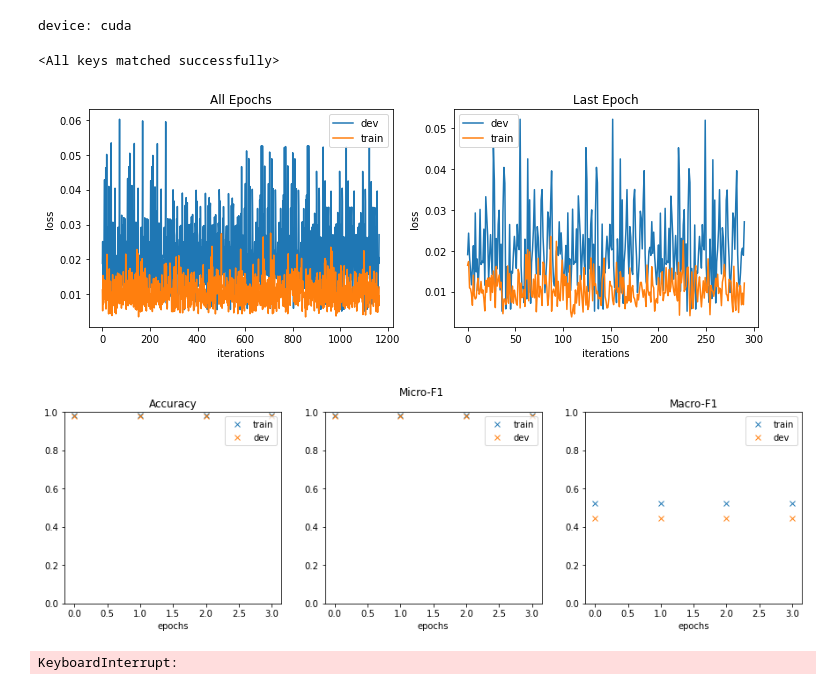
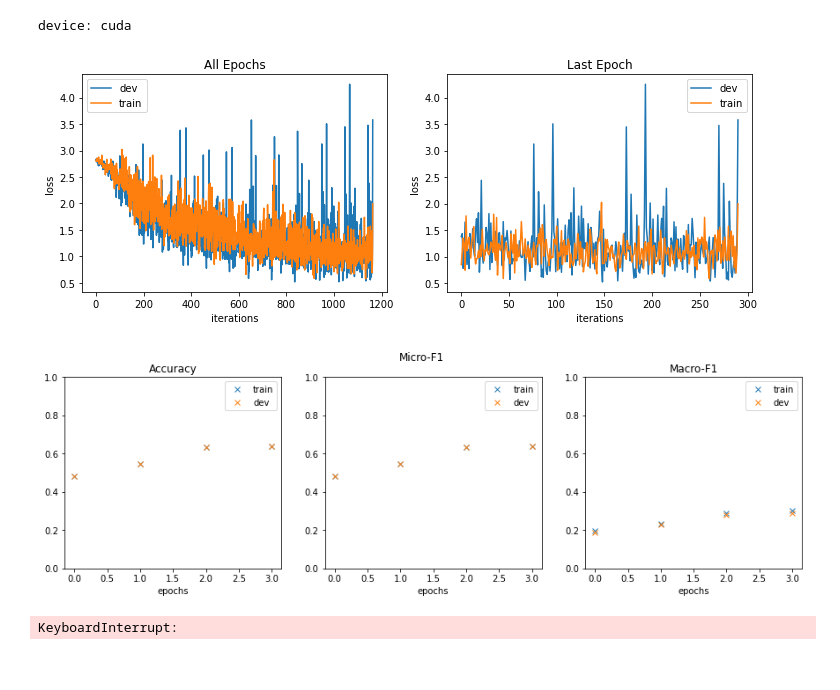
Before and after one commit to rishabh-ranjan/col870-deep-learning, a Jupyter notebook: A1/LSTM-CRF/lstm-crf.ipynb, the cells around one changed output. Saved outputs shown, nothing was run; the diff lists cells and outputs as text; code cells hidden in the pictures.

```diff
--- a/A1/LSTM-CRF/lstm-crf.ipynb
+++ b/A1/LSTM-CRF/lstm-crf.ipynb
@@ -45,13 +45,12 @@ dev_X, dev_Y, dev_W = torch.load('data/pt-cache/dev_X__dev_Y__dev_W.pt')
 test_X, test_Y, test_W = torch.load('data/pt-cache/test_X__test_Y__test_W.pt')
 # %%
 assert(lbl_to_id['PAD_LBL'] == len(lbl_to_id)-1)
-rand_tok_emb_ner_model = NERModel(
-    nn.Embedding(
-        num_embeddings=len(tok_to_id),
-        embedding_dim=100,
-        padding_idx=tok_to_id['PAD_TOK']
+rand_model = NERModel(
+    embed_model=TokEmbModel(
+        init_emb=torch.randn(len(tok_to_id), 100),
+        pad_tok_id=tok_to_id['PAD_TOK']
     ),
-    SeqTagModel(
+    seq_tag_model=SeqTagModel(
         input_size=100,
         hidden_size=100,
         output_size=len(lbl_to_id)-1,
@@ -61,18 +60,20 @@ rand_tok_emb_ner_model = NERModel(
     pad_tok_id=tok_to_id['PAD_TOK'],
     class_freq=torch.bincount(train_Y.reshape(-1))[:-1]
 )
-#rand_tok_emb_ner_model.load_state_dict(torch.load('data/pt-cache/rand_tok_emb_ner_model.pt'))
+#rand_model.load_state_dict(torch.load('data/pt-cache/rand_model.pt'))
-# %% [output]
-<All keys matched successfully>
 # %%
-train_loop(train_X, train_Y, dev_X, dev_Y,
-           model=rand_tok_emb_ner_model.to(device),
-           opt=optim.Adam(rand_tok_emb_ner_model.parameters(), lr=0.0001),
-           n_classes=len(lbl_to_id)-1,
-           batch_size=128,
-           grad_clip_norm=5)
+train_loop(
+    train_set=(train_W, train_X, train_Y),
+    dev_set=(dev_W, dev_X, dev_Y),
+    model=rand_model.to(device),
+    opt=optim.Adam(rand_model.parameters(), lr=0.001),
+    n_classes=len(lbl_to_id)-1,
+    batch_size=128,
+    grad_clip_norm=5,
+    pred_batch_size=4096
+)
 # %% [output]
-[figure, old version]
+[figure, new version]
-[figure, old version]
+[figure, new version]
 KeyboardInterrupt:
 # %%
```
Also changed, not shown: parts of 16 cells of this notebook, 1 other file.
